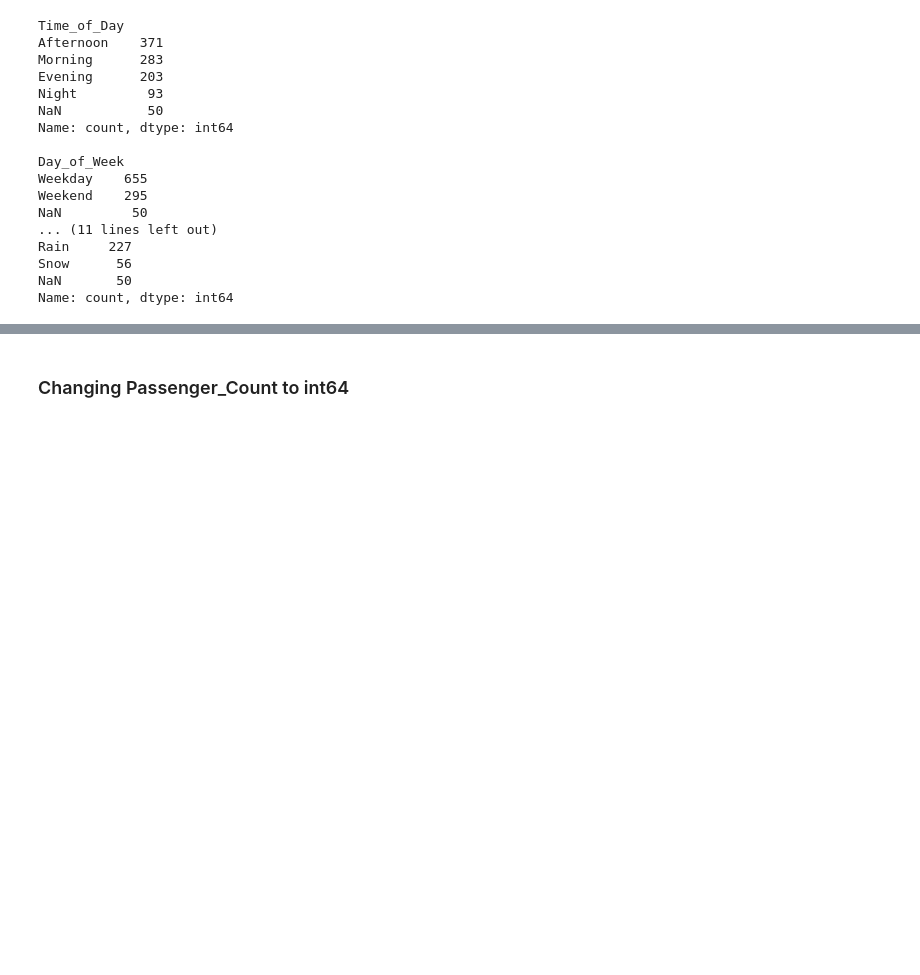
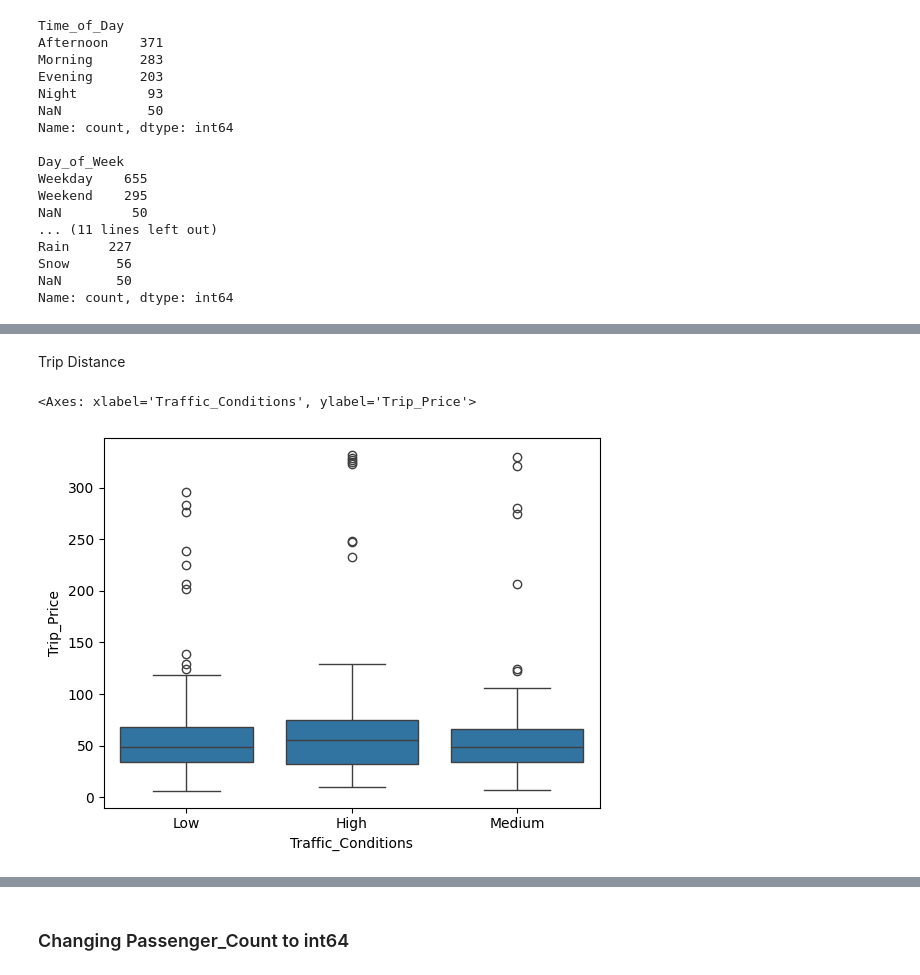
Before and after one commit to Josefin3647/taxi_prediction_fullstack_josefin, a Jupyter notebook: src/taxipred/model_development/eda.ipynb, the cells around one changed output, grey strips where cells are left out. Saved outputs shown, nothing was run; the diff lists cells and outputs as text; code cells hidden in the pictures; blank space fills up the shorter version.

```diff
--- a/src/taxipred/model_development/eda.ipynb
+++ b/src/taxipred/model_development/eda.ipynb
@@ -61,0 +80,11 @@ Name: count, dtype: int64
+# %% [markdown]
+Trip Distance
+# %%
+sns.boxplot(
+    x="Traffic_Conditions",
+    y="Trip_Price",
+    data=df,
+)
+# %% [output]
+<Axes: xlabel='Traffic_Conditions', ylabel='Trip_Price'>
+[figure, added]
```
Also changed, not shown: parts of 7 cells of this notebook, 3 other files.
